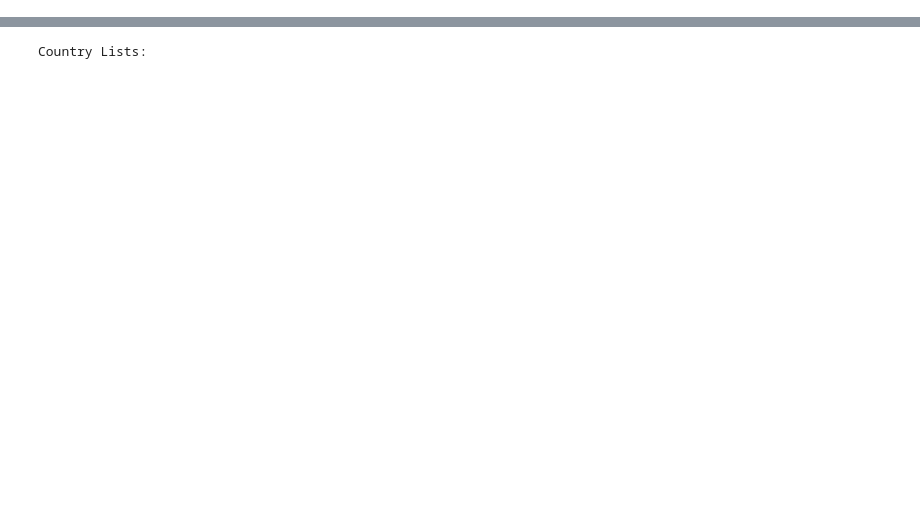
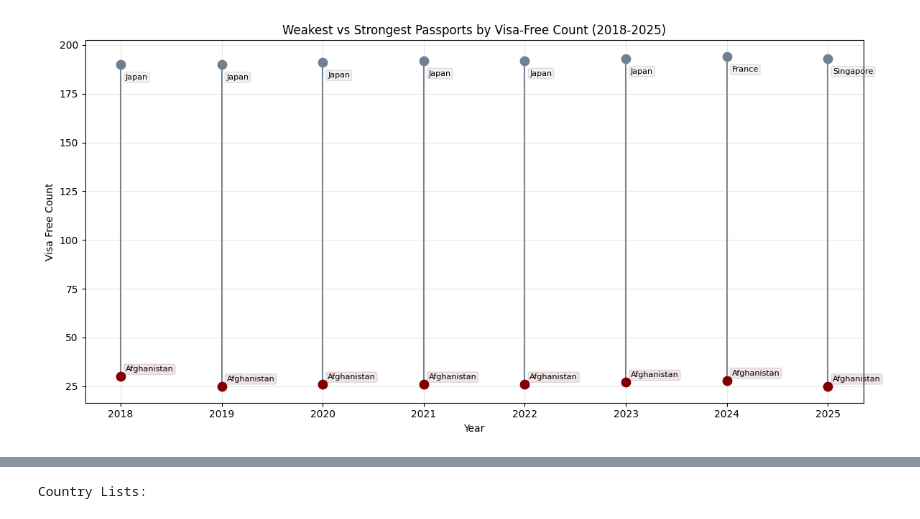
Before and after one commit to Deadpigg/dsa2101project, a Jupyter notebook: project.ipynb, the cells around one changed output, grey strips where cells are left out. Saved outputs shown, nothing was run; the diff lists cells and outputs as text; code cells hidden in the pictures; blank space fills up the shorter version.

Commit message:
Add files via upload
experimental, world map with slider + lollipop chart (not good)

```diff
--- a/project.ipynb
+++ b/project.ipynb
@@ -16,0 +49,68 @@ from io import StringIO
+# %%
+data = rank_by_year
+
+data["year"] = pd.to_numeric(data["year"]).astype(int)
+subset = data[(data['year'] >= 2018) & (data['year'] <= 2025)]
+
+
+max_visa = subset.loc[subset.groupby('year')['visa_free_count'].idxmax()]
+min_visa = subset.loc[subset.groupby('year')['visa_free_count'].idxmin()]
+
+res = pd.concat([max_visa, min_visa]).sort_values('year')
+
+res = res.pivot_table(index = "year", columns = "country", values = "visa_free_count", aggfunc = "first")
+res_tidy = res.reset_index()
+res_tidy.columns.name = None
+
+fig, ax = plt.subplots(figsize=(12, 6))
+
+min_countries = []
+max_countries = []
+
+for year in res_tidy['year']:
+    year_data = res_tidy[res_tidy['year'] == year].drop('year', axis=1)
+
+    # Find min (excluding NaNs)
+    min_val = year_data.min().min()
+    min_country = year_data.idxmin(axis=1).iloc[0]
+    min_countries.append((year, min_country, min_val))
+
+    # Find max (excluding NaNs)
+    max_val = year_data.max().max()
+    max_country = year_data.idxmax(axis=1).iloc[0]
+    max_countries.append((year, max_country, max_val))
+
+# Convert to DataFrames
+min_df = pd.DataFrame(min_countries, columns=['year', 'country', 'value'])
+max_df = pd.DataFrame(max_countries, columns=['year', 'country', 'value'])
+
+# Plot minimum line
+ax.scatter(min_df['year'], min_df['value'],
+          color='maroon', s=80, zorder=3)
+
+# Plot maximum line
+ax.scatter(max_df['year'], max_df['value'],
+          color='slategray', s=80, zorder=3)
+
+ax.vlines(max_df["year"], min_df["value"], max_df["value"], color = 'slategray', zorder = 1)
+
+# Add country labels for each point
+for idx, row in min_df.iterrows():
+    ax.annotate(row['country'], (row['year'], row['value']),
+                xytext=(5, 5), textcoords='offset points', fontsize=8,
+                bbox=dict(boxstyle='round,pad=0.2', facecolor='maroon', alpha=0.1))
+
+for idx, row in max_df.iterrows():
+    ax.annotate(row['country'], (row['year'], row['value']),
+                xytext=(5, -15), textcoords='offset points', fontsize=8,
+                bbox=dict(boxstyle='round,pad=0.2', facecolor='slategray', alpha=0.1))
+
+ax.set(xlabel='Year', ylabel='Visa Free Count',
+       title='Weakest vs Strongest Passports by Visa-Free Count (2018-2025)')
+ax.set_xticks(res_tidy['year'].astype(int))
+ax.grid(True, alpha=0.3)
+
+plt.tight_layout()
+plt.show()
+# %% [output]
+[figure, added]
```
Also changed, not shown: parts of 17 cells of this notebook.
